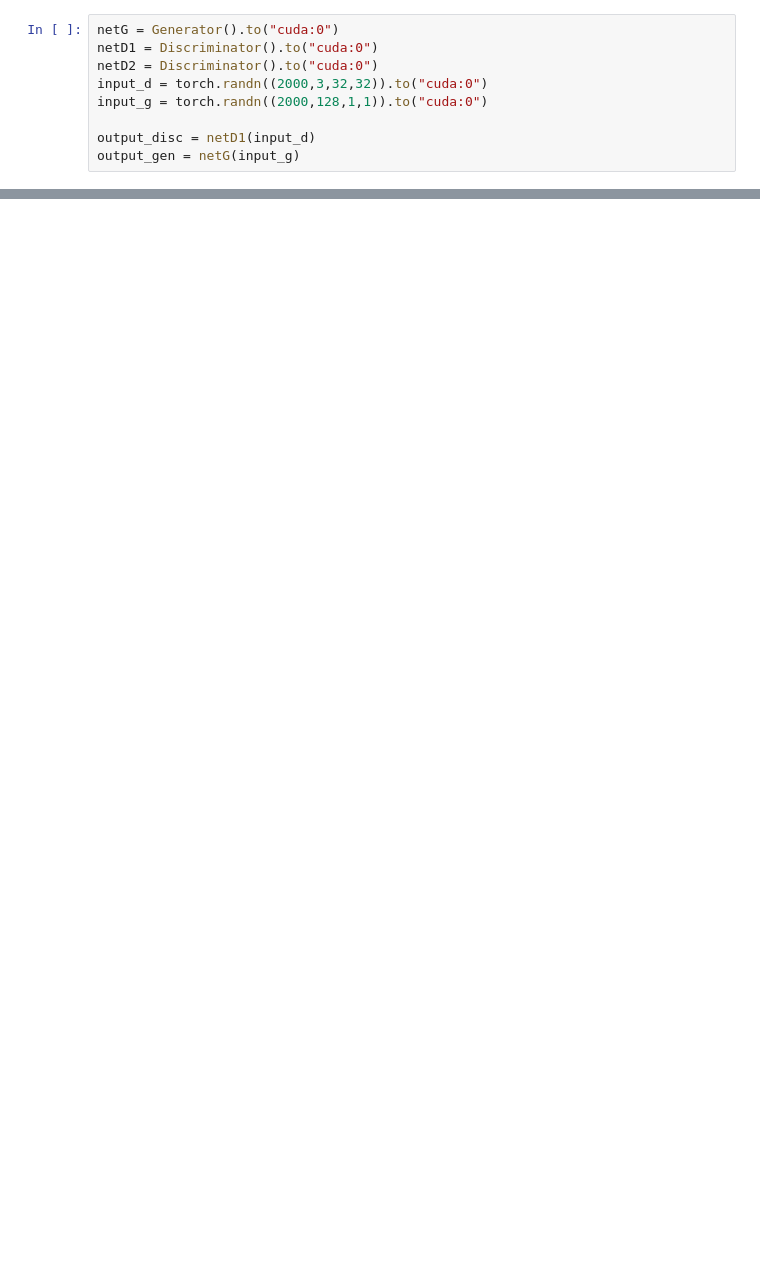
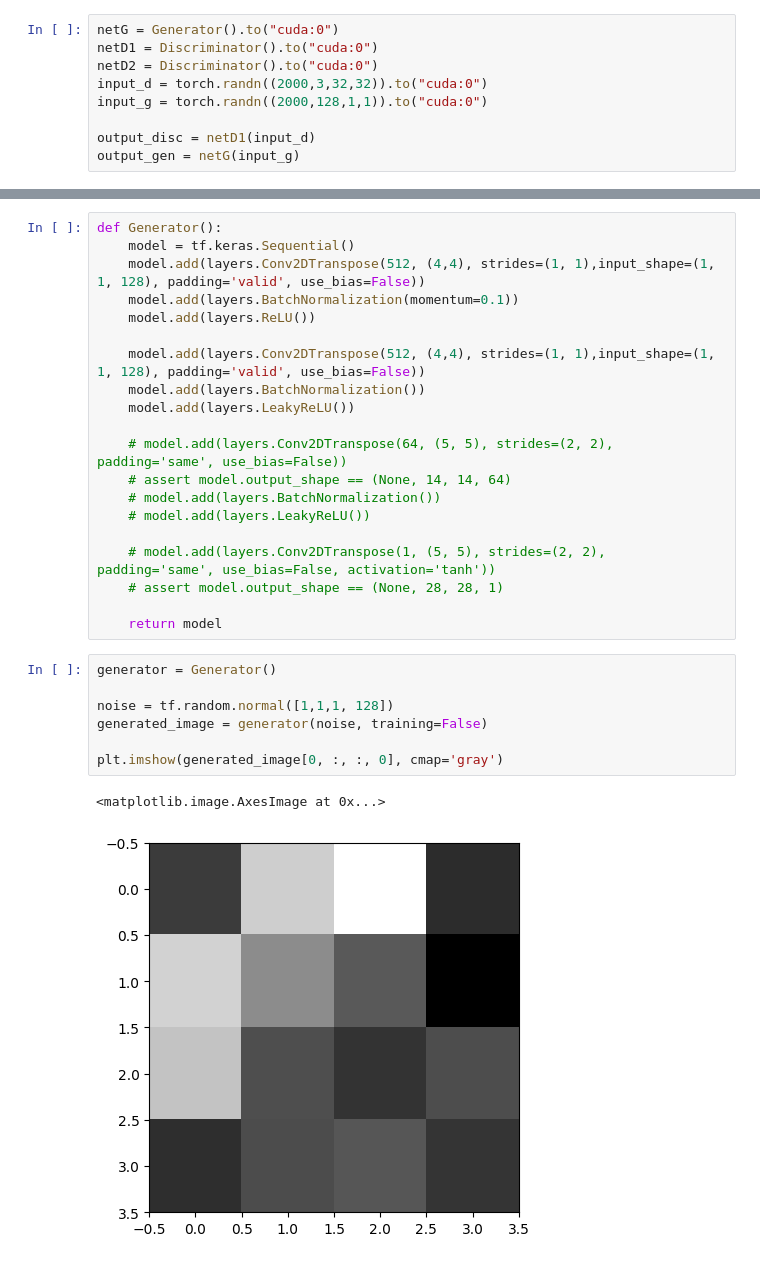
Before and after one commit to basemprince/F2U, a Jupyter notebook: image_testing.ipynb, the cells around one changed output, grey strips where cells are left out. Saved outputs shown, nothing was run; the diff lists cells and outputs as text; blank space fills up the shorter version.

```diff
--- a/image_testing.ipynb
+++ b/image_testing.ipynb
@@ -140,0 +184,30 @@ writer.add_graph(netD,output_gen)
+# %%
+def Generator():
+    model = tf.keras.Sequential()
+    model.add(layers.Conv2DTranspose(512, (4,4), strides=(1, 1),input_shape=(1, 1, 128), padding='valid', use_bias=False))
+    model.add(layers.BatchNormalization(momentum=0.1))
+    model.add(layers.ReLU())
+
+    model.add(layers.Conv2DTranspose(512, (4,4), strides=(1, 1),input_shape=(1, 1, 128), padding='valid', use_bias=False))
+    model.add(layers.BatchNormalization())
+    model.add(layers.LeakyReLU())
+
+    # model.add(layers.Conv2DTranspose(64, (5, 5), strides=(2, 2), padding='same', use_bias=False))
+    # assert model.output_shape == (None, 14, 14, 64)
+    # model.add(layers.BatchNormalization())
+    # model.add(layers.LeakyReLU())
+
+    # model.add(layers.Conv2DTranspose(1, (5, 5), strides=(2, 2), padding='same', use_bias=False, activation='tanh'))
+    # assert model.output_shape == (None, 28, 28, 1)
+
+    return model
+# %%
+generator = Generator()
+
+noise = tf.random.normal([1,1,1, 128])
+generated_image = generator(noise, training=False)
+
+plt.imshow(generated_image[0, :, :, 0], cmap='gray')
+# %% [output]
+<matplotlib.image.AxesImage at 0x...>
+[figure, added]
```
Also changed, not shown: parts of 14 cells of this notebook, 11 other files.
